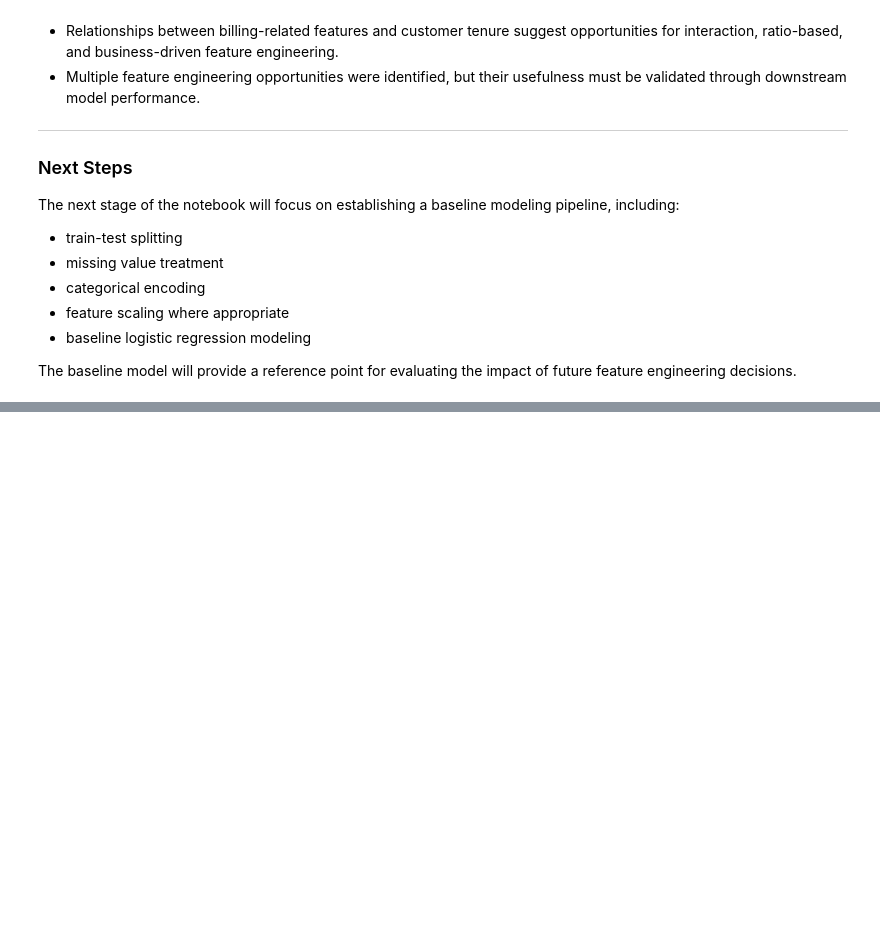
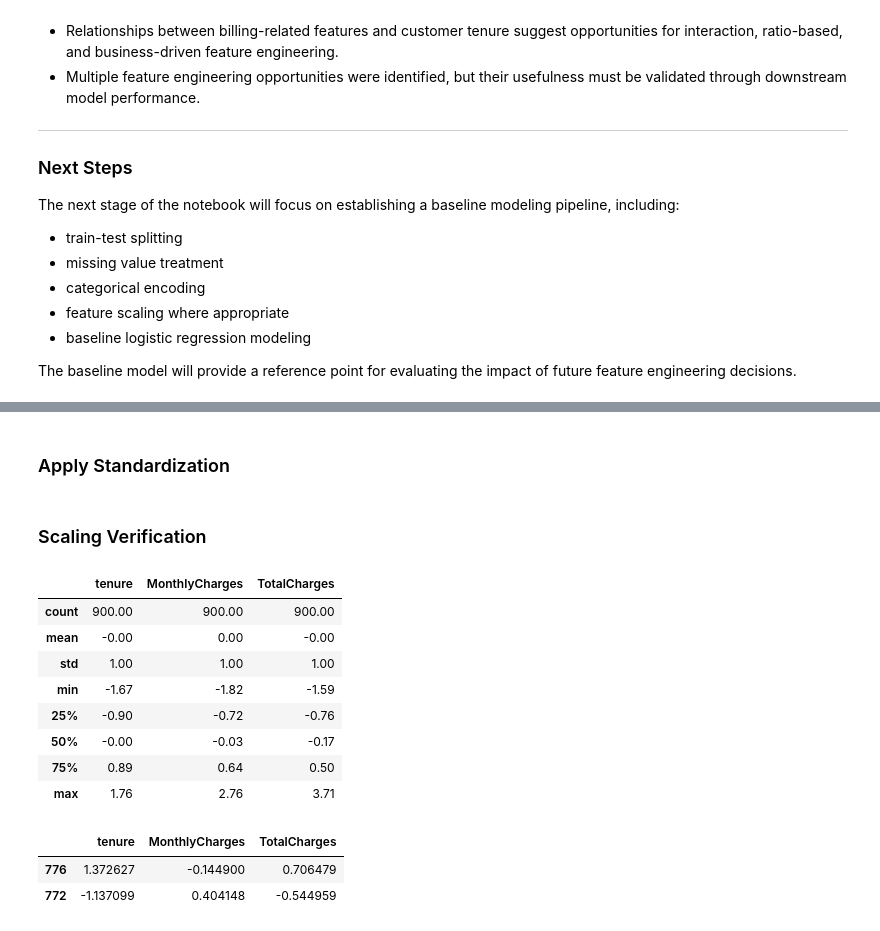
Before and after one commit to AmishaTiwari/ml-model-playbook, a Jupyter notebook: feature_engineering/feature_engineering.ipynb, the cells around one changed output, grey strips where cells are left out. Drawn from its saved outputs; the diff is of its cells as text; code cells hidden in the pictures; blank space fills up the shorter version.

```diff
--- a/feature_engineering/feature_engineering.ipynb
+++ b/feature_engineering/feature_engineering.ipynb
@@ -828,0 +958,21 @@ The baseline model will provide a reference point for evaluating the impact of f
+# %%
+# Numerical imputer
+numerical_imputer = SimpleImputer(
+    strategy="median"
+)
+
+X_train_num_imputed = pd.DataFrame(
+    numerical_imputer.fit_transform(
+        X_train[numerical_features]
+    ),
+    columns=numerical_features,
+    index=X_train.index
+)
+
+X_test_num_imputed = pd.DataFrame(
+    numerical_imputer.transform(
+        X_test[numerical_features]
+    ),
+    columns=numerical_features,
+    index=X_test.index
+)
@@ -828,0 +1185,43 @@ The baseline model will provide a reference point for evaluating the impact of f
+# %% [markdown]
+### Apply Standardization
+# %%
+# Standard scaler
+scaler = StandardScaler()
+
+X_train_num_scaled = pd.DataFrame(
+    scaler.fit_transform(
+        X_train_num_imputed
+    ),
+    columns=numerical_features,
+    index=X_train_num_imputed.index
+)
+
+X_test_num_scaled = pd.DataFrame(
+    scaler.transform(
+        X_test_num_imputed
+    ),
+    columns=numerical_features,
+    index=X_test_num_imputed.index
+)
+# %% [markdown]
+### Scaling Verification
+# %%
+# Verify scaling on training data
+X_train_num_scaled.describe().round(2)
+# %% [output]
+|  | tenure | MonthlyCharges | TotalCharges |
+| count | 900.00 | 900.00 | 900.00 |
+| mean | -0.00 | 0.00 | -0.00 |
+| std | 1.00 | 1.00 | 1.00 |
+| min | -1.67 | -1.82 | -1.59 |
+| 25% | -0.90 | -0.72 | -0.76 |
+| 50% | -0.00 | -0.03 | -0.17 |
+| 75% | 0.89 | 0.64 | 0.50 |
+| max | 1.76 | 2.76 | 3.71 |
+# %%
+# Inspect few samples of the scaled dataset
+X_train_num_scaled.head(2)
+# %% [output]
+|  | tenure | MonthlyCharges | TotalCharges |
+| 776 | 1.372627 | -0.144900 | 0.706479 |
+| 772 | -1.137099 | 0.404148 | -0.544959 |
```
Also changed, not shown: parts of 53 cells of this notebook.
